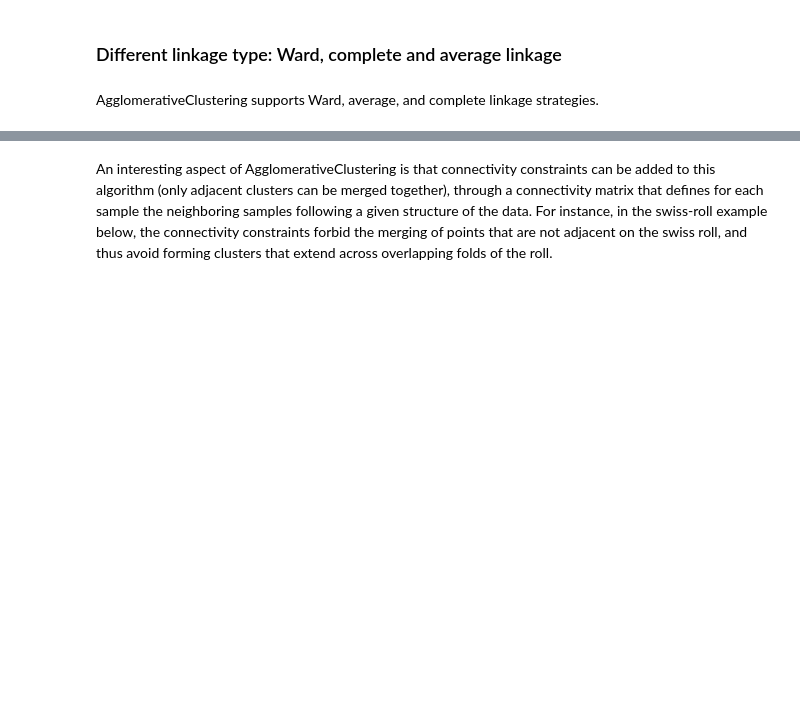
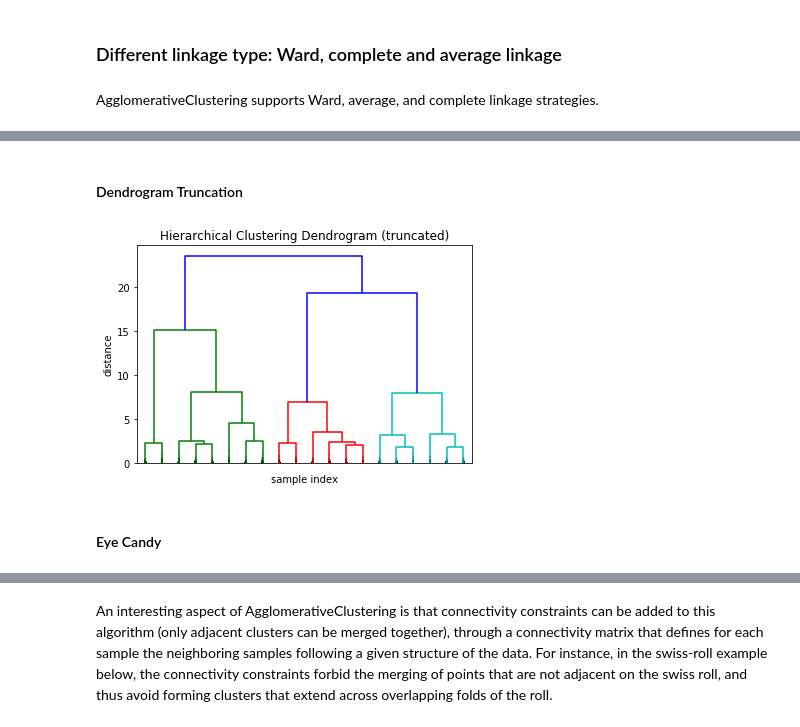
Before and after one commit to meecc/LetsExplorePython, a Jupyter notebook: Section 3 - Machine Learning/UnSupervised Learning Algorithm/1. Hierarchical clustering - structured vs unstructured ward.ipynb, the cells around one changed output, grey strips where cells are left out. Cells and saved outputs as stored; diff of their text form; code cells hidden in the pictures; blank space fills up the shorter version.

```diff
--- a/Section 3 - Machine Learning/UnSupervised Learning Algorithm/1. Hierarchical clustering - structured vs unstructured ward.ipynb
+++ b/Section 3 - Machine Learning/UnSupervised Learning Algorithm/1. Hierarchical clustering - structured vs unstructured ward.ipynb
@@ -116,0 +154,38 @@ complete : 0.47s
+# %%
+from scipy.cluster.hierarchy import dendrogram, linkage
+# calculate full dendrogram
+plt.figure(figsize=(25, 10))
+plt.title('Hierarchical Clustering Dendrogram')
+plt.xlabel('number')
+plt.ylabel('count')
+Z = linkage(X_red, 'ward')
+dendrogram(
+    Z,
+    leaf_rotation=0.,  # rotates the x axis labels
+    leaf_font_size=20.,  # font size for the x axis labels
+)
+# plt.show()
+plt.plot()
+# plt.gca().set_position([0, 0, 1, 1])
+plt.savefig("Dendrogram_1.svg")
+# plt.show()
+# %% [markdown]
+#### Dendrogram Truncation
+# %%
+plt.title('Hierarchical Clustering Dendrogram (truncated)')
+plt.xlabel('sample index')
+plt.ylabel('distance')
+dendrogram(
+    Z,
+    truncate_mode='lastp',  # show only the last p merged clusters
+    p=20,  # show only the last p merged clusters
+    show_leaf_counts=False,  # otherwise numbers in brackets are counts
+    leaf_rotation=90.,
+    leaf_font_size=12.,
+    show_contracted=True,  # to get a distribution impression in truncated branches
+)
+plt.show()
+# %% [output]
+[figure, added]
+# %% [markdown]
+#### Eye Candy
```
Also changed, not shown: parts of 47 cells of this notebook, 7 other files.
